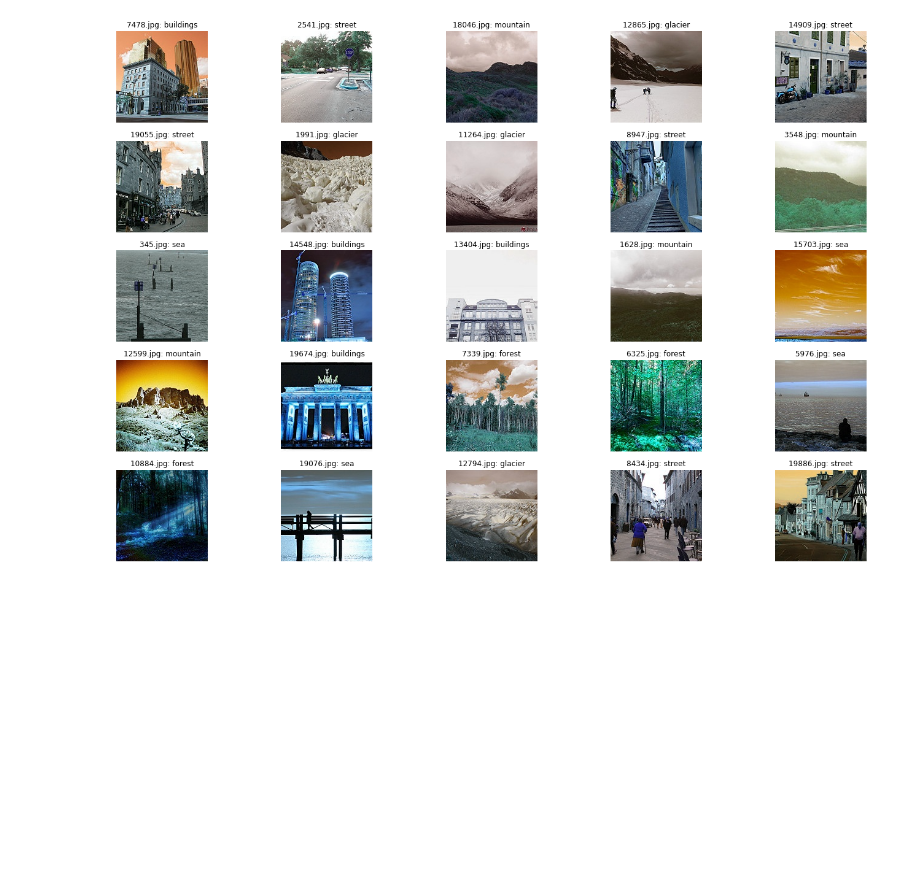
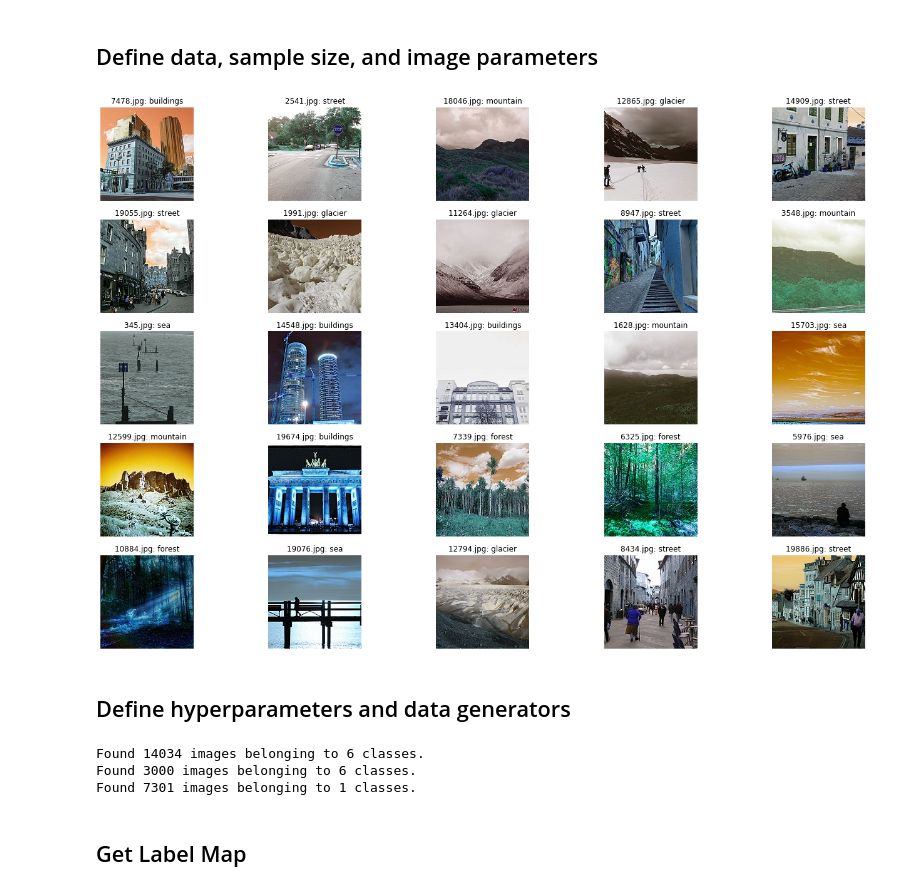
Before and after one commit to ebolotin6/iic_project, a Jupyter notebook: notebooks/local_notebooks/resnet_iic_local.ipynb, the cells around one changed output. Drawn from its saved outputs; the diff is of its cells as text; code cells hidden in the pictures; blank space fills up the shorter version.

Commit message:
Added function to plot predictions, removed .h5

```diff
--- a/notebooks/local_notebooks/resnet_iic_local.ipynb
+++ b/notebooks/local_notebooks/resnet_iic_local.ipynb
@@ -16,11 +31,15 @@ np.random.seed(6)
+# %% [markdown]
+## Define data, sample size, and image parameters
 # %%
-# define datasets and sample size
-train_data_dir = "../data/seg_train/"
-test_data_dir = "../data/seg_test/"
+# define datasets
+train_data_dir = "../../data/seg_train/"
+test_data_dir = "../../data/seg_test/"
+pred_data_dir = "../../data/seg_pred/"
 
 # define datasets and sample size
 num_train_samples = count_samples(train_data_dir)
 num_test_samples = count_samples(test_data_dir)
+num_pred_samples = count_samples(pred_data_dir, y_values = False)
 
 # define image dimensions
 img_width, img_height = 150, 150
@@ -31,17 +50,18 @@ if K.image_data_format() == 'channels_first':
 else:
     input_shape = (img_width, img_height, 3)
 # %%
-training_imgs, labeled_training_imgs = label_images(train_data_dir, '.jpg')
+training_imgs, training_img_labels = label_images(train_data_dir, '.jpg')
+plot_images(training_imgs, training_img_labels)
+# %% [output]
+[figure, added]
-# %%
-plot_images(training_imgs, labeled_training_imgs)
-# %% [output]
-[figure, removed]
+# %% [markdown]
+## Define hyperparameters and data generators
 # %%
 # define model hyperparameters
-epochs = 3
+epochs = 10
 batch_size = 64
-neurons_per_layer = [600, 500, 400, 300]
-dropout = 0.25
+neurons_per_layer = [2048, 1024, 512]
+dropout = 0.5
 n_classes = 6
 patience = 3
 
@@ -63,3 +83,16 @@ test_data = img_augmentation.flow_from_directory(
     target_size = img_target_size,
     batch_size = batch_size,
     class_mode = 'categorical')
+
+pred_data = img_augmentation.flow_from_directory(
+    pred_data_dir,
+    target_size = img_target_size,
+    batch_size = batch_size,
+    class_mode = None,
+    shuffle = False)
+# %% [output]
+Found 14034 images belonging to 6 classes.
+Found 3000 images belonging to 6 classes.
+Found 7301 images belonging to 1 classes.
+# %% [markdown]
+## Get Label Map
```
Also changed, not shown: parts of 16 cells of this notebook, 3 other files.
